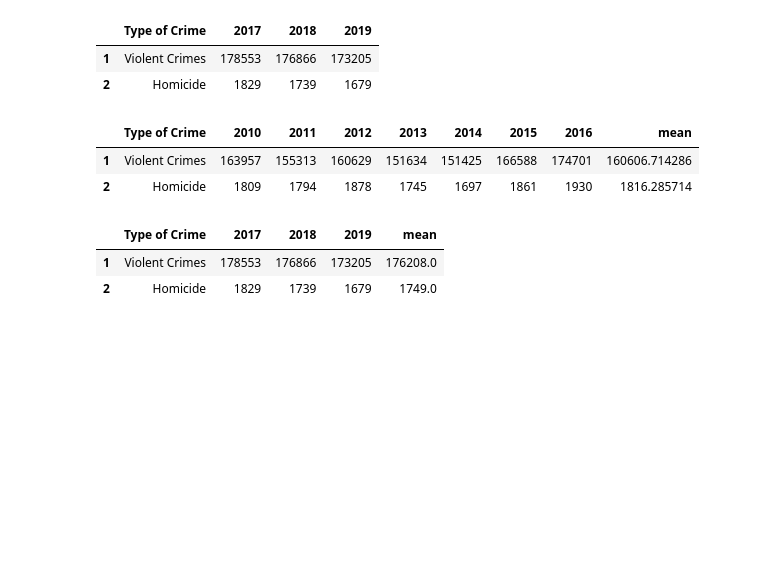
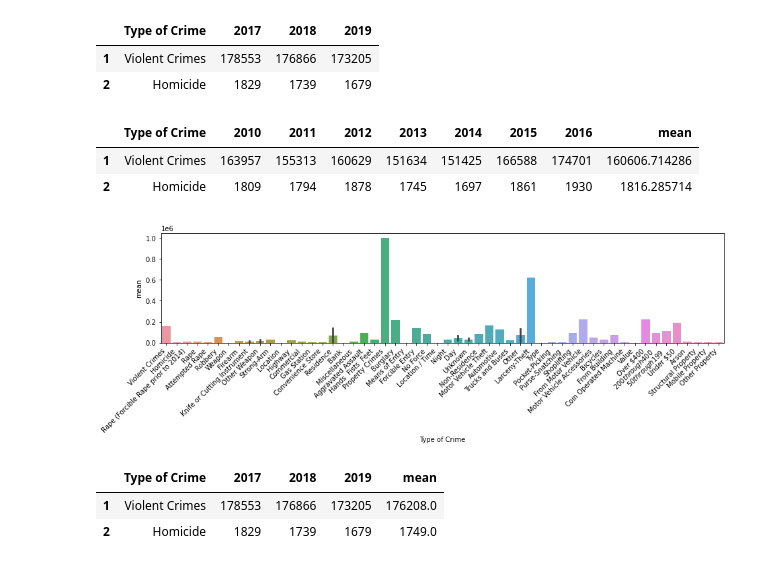
Before and after one commit to frendogr/CMSE202_Project, a Jupyter notebook: Semester_Project.ipynb, the cells around one changed output. Cells and saved outputs as stored; diff of their text form; code cells hidden in the pictures; blank space fills up the shorter version.

```diff
--- a/Semester_Project.ipynb
+++ b/Semester_Project.ipynb
@@ -121,6 +132,13 @@ cali_pre_2016.head(2)
 |  | Type of Crime | 2010 | 2011 | 2012 | 2013 | 2014 | 2015 | 2016 | mean |
 | 1 | Violent Crimes | 163957 | 155313 | 160629 | 151634 | 151425 | 166588 | 174701 | 160606.714286 |
 | 2 | Homicide | 1809 | 1794 | 1878 | 1745 | 1697 | 1861 | 1930 | 1816.285714 |
+# %%
+plt.figure(figsize=(15,3))
+ax = sns.barplot(cali_pre_2016["Type of Crime"], cali_pre_2016["mean"])
+ax.set_xticklabels(ax.get_xticklabels(), rotation=45, ha="right")
+plt.show()
+# %% [output]
+[figure, added]
 # %%
 cali_post_2016["mean"] = cali_post_2016[["2017", "2018", "2019"]].sum(axis = 1) / 3
 # %%
```
Also changed, not shown: parts of 27 cells of this notebook.
